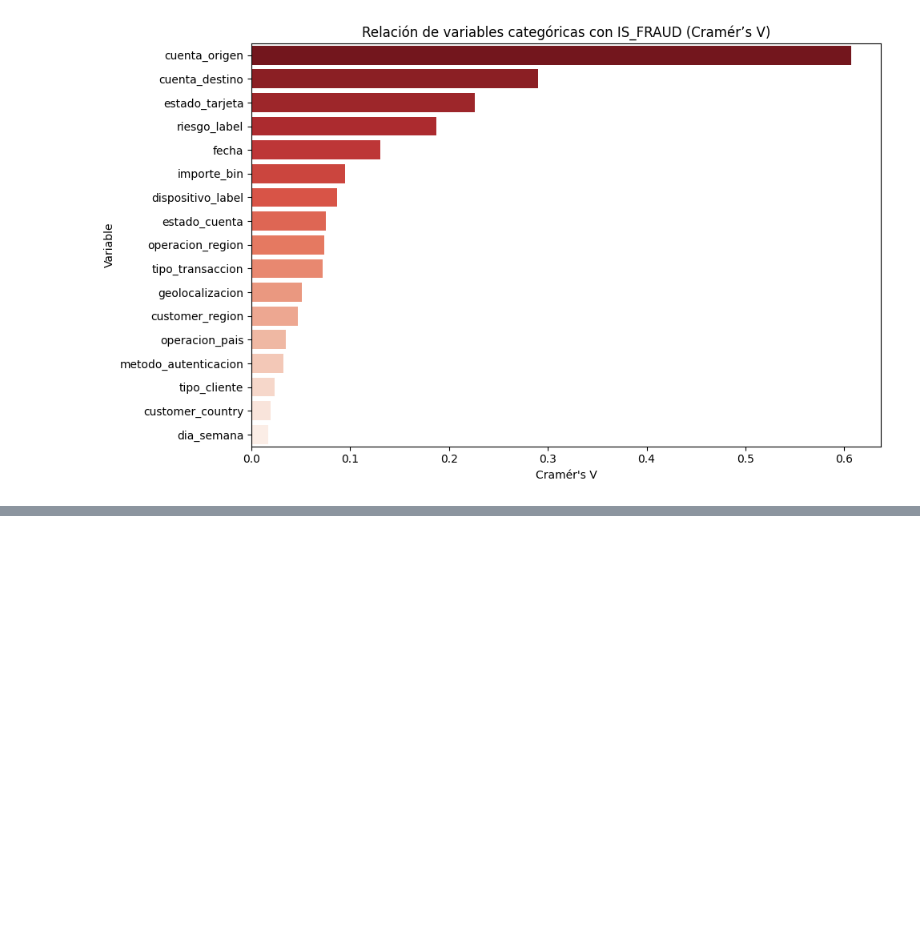
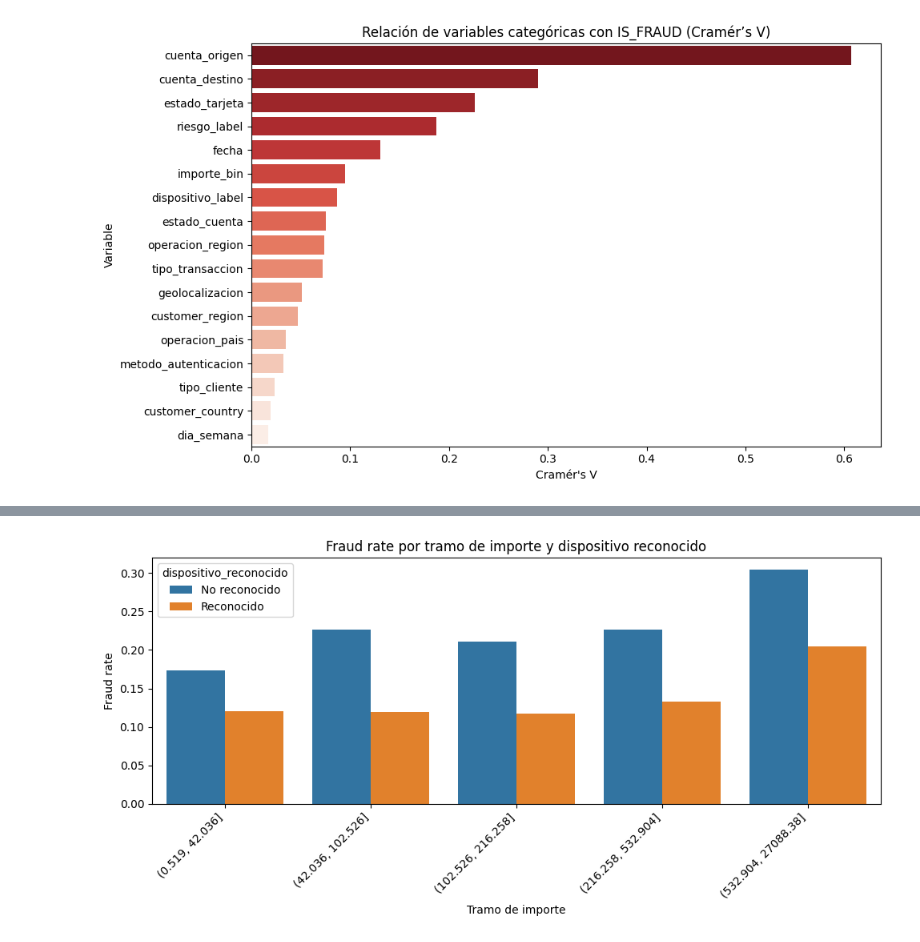
Before and after one commit to CPasData/NovaPay_ML, a Jupyter notebook: Notebooks/EDA.ipynb, the cells around one changed output, grey strips where cells are left out. Cells and saved outputs as stored; diff of their text form; code cells hidden in the pictures; blank space fills up the shorter version.

```diff
--- a/Notebooks/EDA.ipynb
+++ b/Notebooks/EDA.ipynb
@@ -568,0 +620,22 @@ plt.show()
+# %%
+tabla_plot = tabla_fraud_rate.copy()
+tabla_plot['dispositivo_reconocido'] = tabla_plot['dispositivo_reconocido'].map({
+    0: 'No reconocido',
+    1: 'Reconocido'
+})
+
+plt.figure(figsize=(10, 5))
+sns.barplot(
+    data=tabla_plot,
+    x='importe_tramo',
+    y='fraud_rate',
+    hue='dispositivo_reconocido'
+)
+plt.title('Fraud rate por tramo de importe y dispositivo reconocido')
+plt.xlabel('Tramo de importe')
+plt.ylabel('Fraud rate')
+plt.xticks(rotation=45, ha='right')
+plt.tight_layout()
+plt.show()
+# %% [output]
+[figure, added]
```
Also changed, not shown: parts of 6 cells of this notebook, 1 other file.
